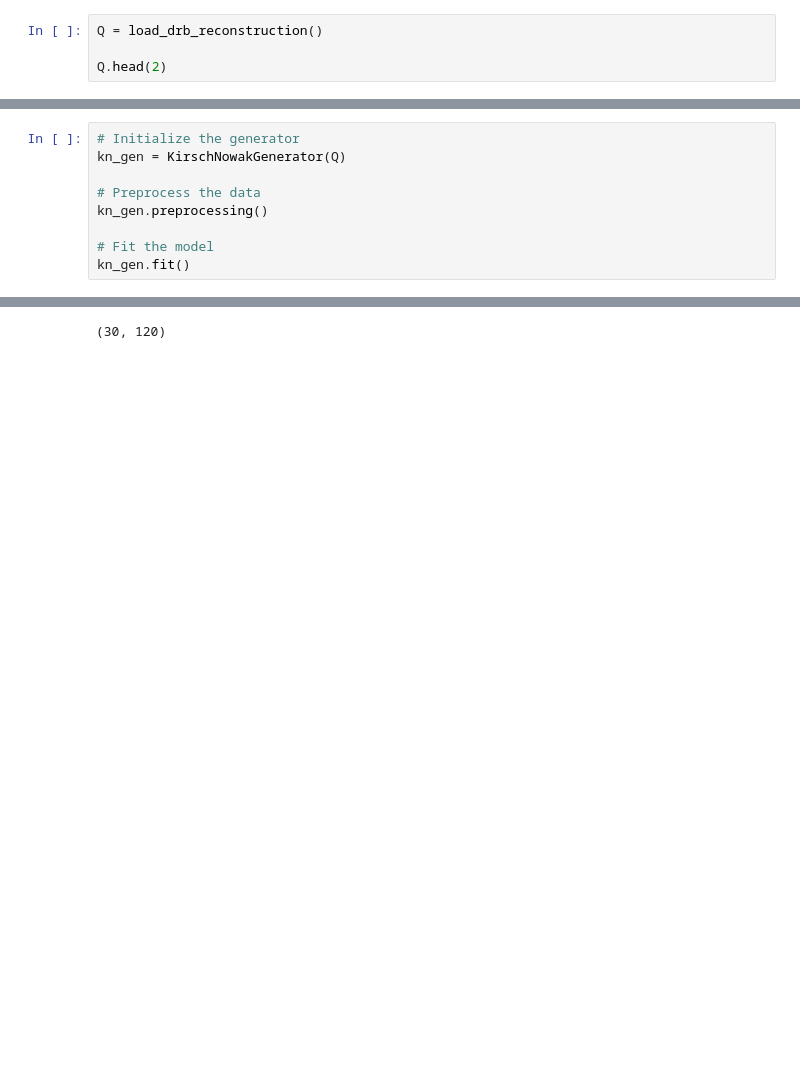
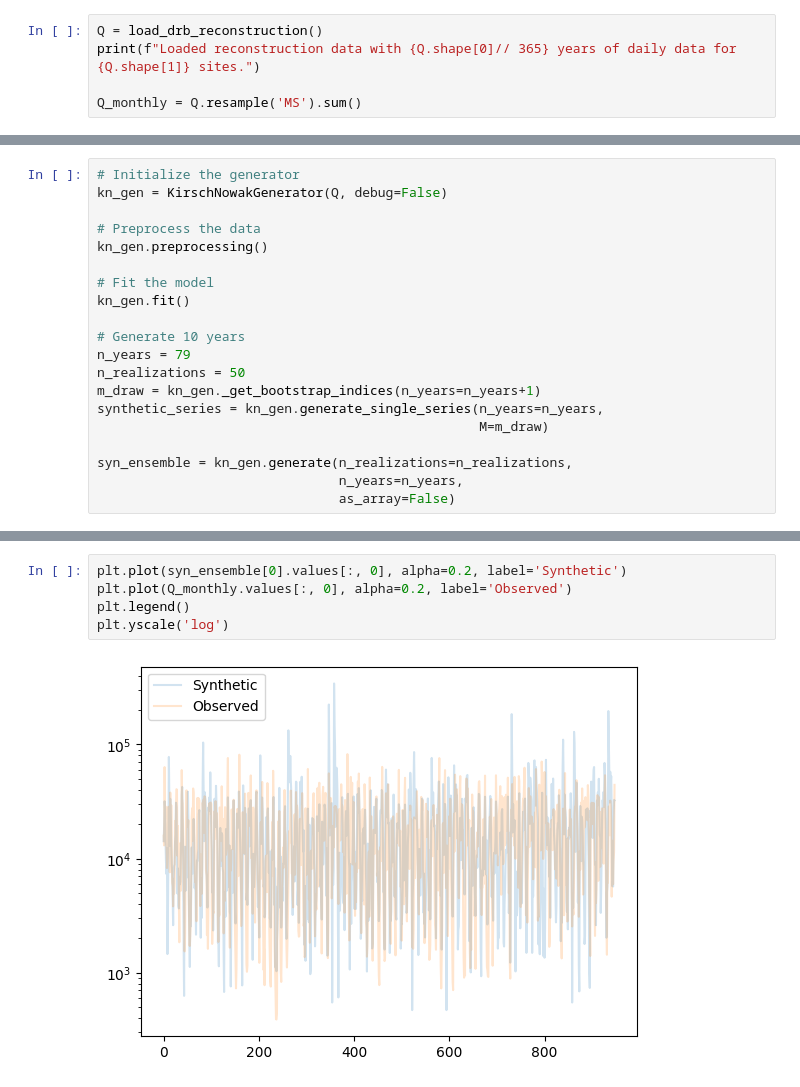
Before and after one commit to TrevorJA/SGLib, a Jupyter notebook: examples/kirsch_nowak_example.ipynb, the cells around one changed output, grey strips where cells are left out. Drawn from its saved outputs; the diff is of its cells as text; blank space fills up the shorter version.

```diff
--- a/examples/kirsch_nowak_example.ipynb
+++ b/examples/kirsch_nowak_example.ipynb
@@ -19,5 +22,6 @@ from sglib.methods.nonparametric.kirsch_nowak import KirschNowakGenerator
 # %%
 Q = load_drb_reconstruction()
+print(f"Loaded reconstruction data with {Q.shape[0]// 365} years of daily data for {Q.shape[1]} sites.")
 
-Q.head(2)
+Q_monthly = Q.resample('MS').sum()
 # %% [output]
@@ -28,9 +29,20 @@ Q.head(2)
 # %%
 # Initialize the generator
-kn_gen = KirschNowakGenerator(Q)
+kn_gen = KirschNowakGenerator(Q, debug=False)
 
 # Preprocess the data
 kn_gen.preprocessing()
 
 # Fit the model
 kn_gen.fit()
+
+# Generate 10 years
+n_years = 79
+n_realizations = 50
+m_draw = kn_gen._get_bootstrap_indices(n_years=n_years+1)
+synthetic_series = kn_gen.generate_single_series(n_years=n_years,
+                                                 M=m_draw)
+
+syn_ensemble = kn_gen.generate(n_realizations=n_realizations,
+                               n_years=n_years,
+                               as_array=False)
@@ -42,3 +91,7 @@ synthetic_series = kn_gen.generate_single_series(n_years=10)
 # %%
+plt.plot(syn_ensemble[0].values[:, 0], alpha=0.2, label='Synthetic')
+plt.plot(Q_monthly.values[:, 0], alpha=0.2, label='Observed')
+plt.legend()
+plt.yscale('log')
 # %% [output]
-(30, 120)
+[figure, added]
```
Also changed, not shown: parts of 9 cells of this notebook, 3 other files.
